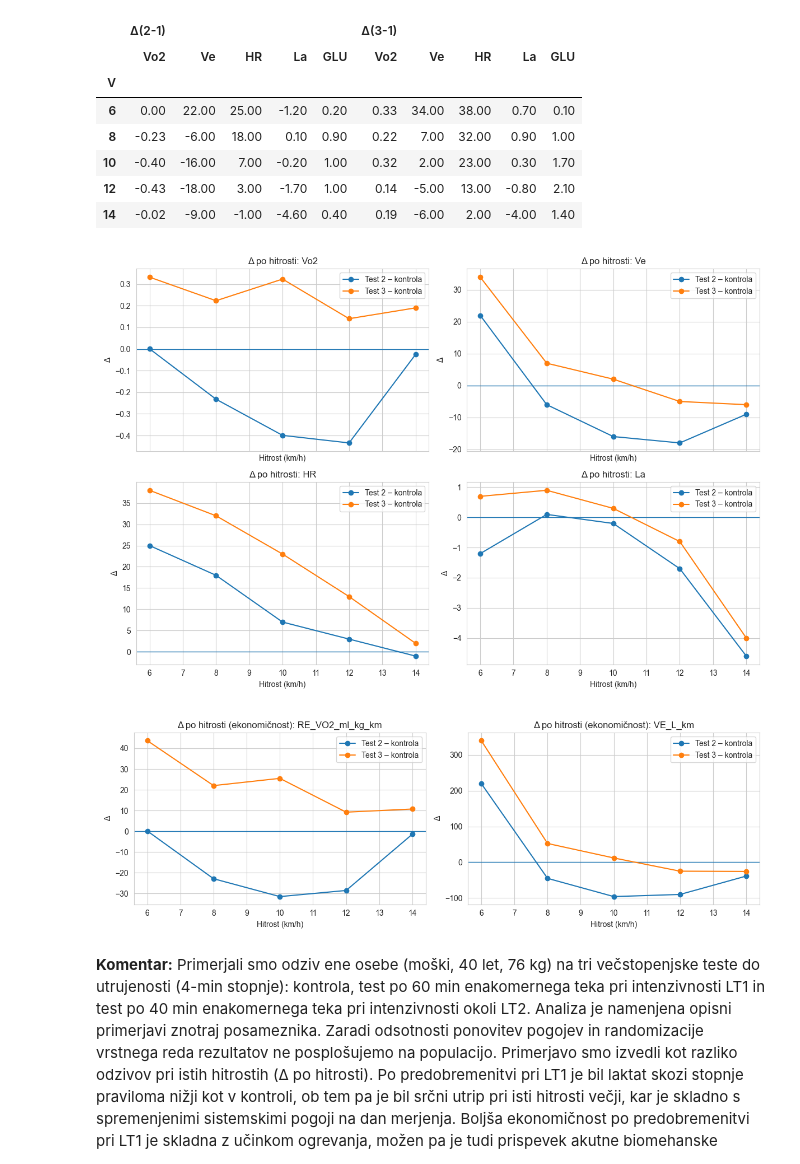
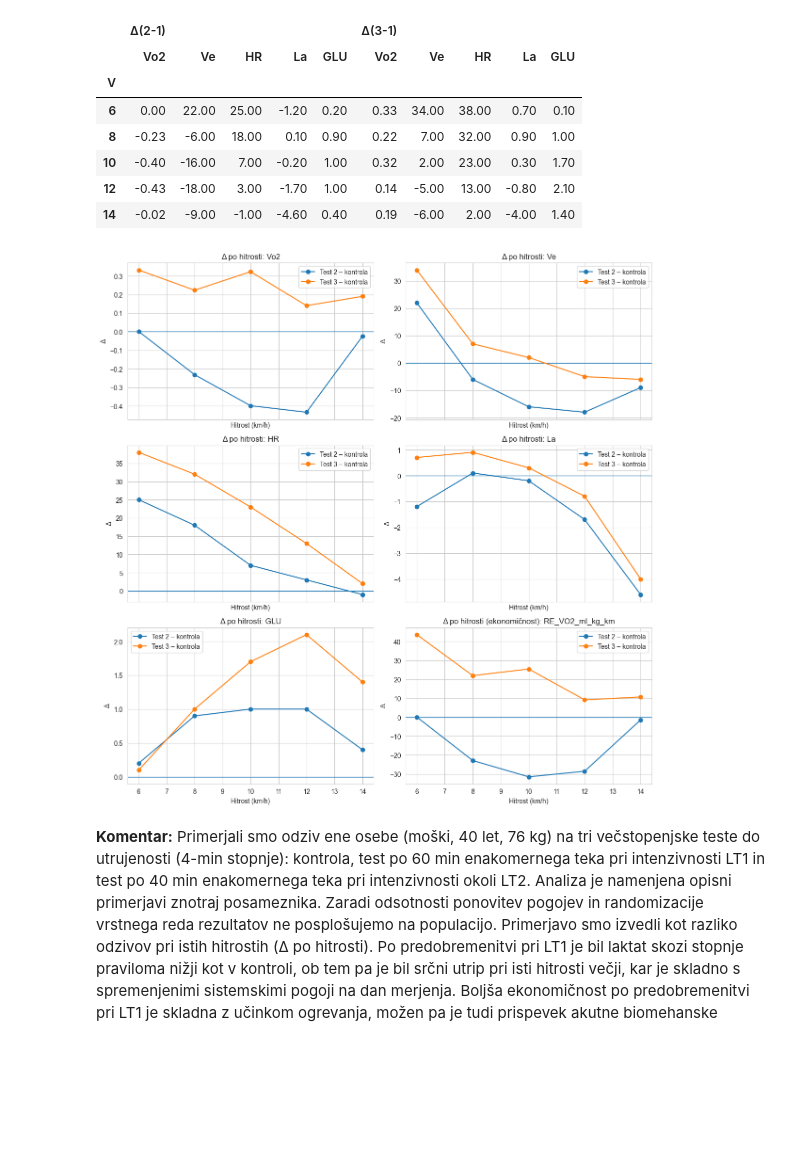
Before and after one commit to jkovse-fsp/statistika-vaje, a Jupyter notebook: metode_proučevanja_doglotrajnega_napora.ipynb, the cells around one changed output. Drawn from its saved outputs; the diff is of its cells as text; code cells hidden in the pictures; blank space fills up the shorter version.

```diff
--- a/metode_proučevanja_doglotrajnega_napora.ipynb
+++ b/metode_proučevanja_doglotrajnega_napora.ipynb
@@ -212,7 +168,7 @@ Merjenec testa pri 12 km/h ni zmogel dokončati. Preteči mu je uspelo 40 minut
 # %% [markdown]
 ## Potek kazalnikov v odvisnosti od različnih pogojev testa obremenitve do utrujenosti
 # %%
-fig, axes = plt.subplots(3, 2, figsize=(13, 24))
+fig, axes = plt.subplots(2, 3, figsize=(13, 8))
 params = gxt_test.columns[2:]
 annot = ['A', 'B', 'C', 'D', 'E', 'F', 'G']
 axes = axes.flatten()
@@ -223,7 +179,7 @@ for idx, m in enumerate(params):
     axes[idx].set_xlabel('V [km/h]');
     axes[idx].text(axes[idx].get_xlim()[0], axes[idx].get_ylim()[1], annot[idx], fontweight='bold')
 
-plt.suptitle('Slika 2')
 plt.tight_layout()
+fig.savefig('slika2.png',format='png', dpi=1200)
 plt.show()
 # %% [output]
@@ -424,8 +385,8 @@ df = gxt_test.copy()
 df["RE_VO2_ml_kg_km"] = (df["Vo2"] * 1000 / mass_kg) / df["V"] * 60
 df["VE_L_km"] = (df["Ve"] / df["V"]) * 60
 
-vars_to_plot = ["Vo2", "Ve", "HR", "La"]  # + ["Glu"] če želiš
-vars_extra = ["RE_VO2_ml_kg_km", "VE_L_km"]  # ekonomičnost/ventilacijska cena
+vars_to_plot = ["Vo2", "Ve", "HR", "La", "GLU", "RE_VO2_ml_kg_km"] # če želiš
+vars_extra = []  # ekonomičnost/ventilacijska cena
 
 # wide tabela (index=V, columns=test)
 wide = df.pivot(index="V", columns="test", values=vars_to_plot + vars_extra).sort_index()
@@ -433,43 +394,43 @@ wide = df.pivot(index="V", columns="test", values=vars_to_plot + vars_extra).sor
 delta2 = wide.xs(2, level=1, axis=1) - wide.xs(1, level=1, axis=1)  # test2 - kontrola
 delta3 = wide.xs(3, level=1, axis=1) - wide.xs(1, level=1, axis=1)  # test3 - kontrola
 
-def plot_deltas(delta2, delta3, title_prefix="Δ glede na kontrolo"):
+def plot_deltas(delta2, delta3, title_prefix=[]):
     variables = delta2.columns.tolist()
     n = len(variables)
     ncols = 2
     nrows = int(np.ceil(n / ncols))
 
     fig, axes = plt.subplots(nrows, ncols, figsize=(12, 4*nrows), sharex=True)
     axes = np.array(axes).reshape(-1)
 
     V = delta2.index.values
 
     for i, var in enumerate(variables):
         ax = axes[i]
         ax.axhline(0, linewidth=1)
         ax.plot(V, delta2[var].values, marker="o", label="Test 2 – kontrola")
         ax.plot(V, delta3[var].values, marker="o", label="Test 3 – kontrola")
-        ax.set_title(f"{title_prefix}: {var}")
+        ax.set_title(f"{title_prefix[i]}: {var}")
         ax.set_xlabel("Hitrost (km/h)")
         ax.set_ylabel("Δ")
 
         ax.legend()
 
     # skrij morebitne prazne osi
     for j in range(i+1, len(axes)):
         axes[j].axis("off")
 
     fig.tight_layout()
     return fig
-
-fig1 = plot_deltas(delta2[vars_to_plot], delta3[vars_to_plot], title_prefix="Δ po hitrosti")
+t_prefixes = ["Δ po hitrosti", "Δ po hitrosti", "Δ po hitrosti",
+              "Δ po hitrosti", "Δ po hitrosti", "Δ po hitrosti (ekonomičnost)"]
+fig1 = plot_deltas(delta2[vars_to_plot], delta3[vars_to_plot], title_prefix=t_prefixes)
 plt.show()
 
-fig2 = plot_deltas(delta2[vars_extra], delta3[vars_extra], title_prefix="Δ po hitrosti (ekonomičnost)")
-plt.show()
+#fig2 = plot_deltas(delta2[vars_extra], delta3[vars_extra], title_prefix="Δ po hitrosti (ekonomičnost)")
+#plt.show()
 # %% [output]
-[figure, old version]
+[figure, new version]
-[figure, removed]
 # %% [markdown]
 **Komentar:**
 Primerjali smo odziv ene osebe (moški, 40 let, 76 kg) na tri večstopenjske teste do utrujenosti (4-min stopnje): kontrola, test po 60 min enakomernega teka pri intenzivnosti LT1 in test po 40 min enakomernega teka pri intenzivnosti okoli LT2. Analiza je namenjena opisni primerjavi znotraj posameznika. Zaradi odsotnosti ponovitev pogojev in randomizacije vrstnega reda rezultatov ne posplošujemo na populacijo. Primerjavo smo izvedli kot razliko odzivov pri istih hitrostih (Δ po hitrosti). Po predobremenitvi pri LT1 je bil laktat skozi stopnje praviloma nižji kot v kontroli, ob tem pa je bil srčni utrip pri isti hitrosti večji, kar je skladno s spremenjenimi sistemskimi pogoji na dan merjenja. Boljša ekonomičnost po predobremenitvi pri LT1 je skladna z učinkom ogrevanja, možen pa je tudi prispevek akutne biomehanske optimizacije. Ker ne vemo ali so bili okoljski pogoji popolnoma standardizirani, rezultata ne moremo ločiti od dnevne variabilnosti ali merilnega šuma. Po predobremenitvi okoli LT2 je bil srčni utrip pri istih hitrostih izraziteje povišan, VO₂ pa pri večini submaksimalnih hitrosti višji kot v kontroli, kar je skladno z zmanjšano ekonomičnostjo teka po zahtevnejši predobremenitvi. Ker nimamo ocene tipične dnevne variabilnosti iz ponovitev, ne moremo zanesljivo ločiti učinka predobremenitve od dnevnih vplivov (npr. hidracija, temperatura, motivacija, merilni šum), zato rezultate interpretiramo kot hipoteze za nadaljnje ponovitve.
```
Also changed, not shown: parts of 6 cells of this notebook.
